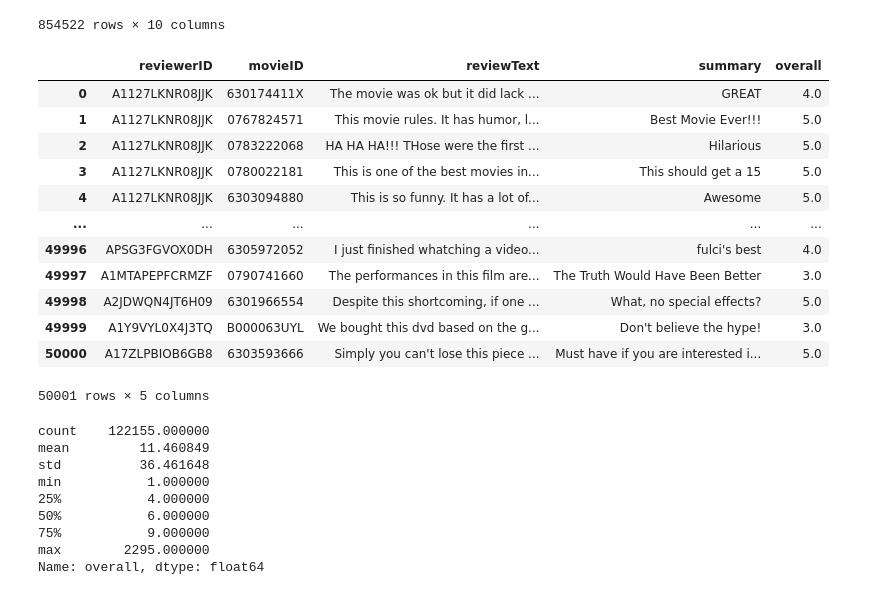
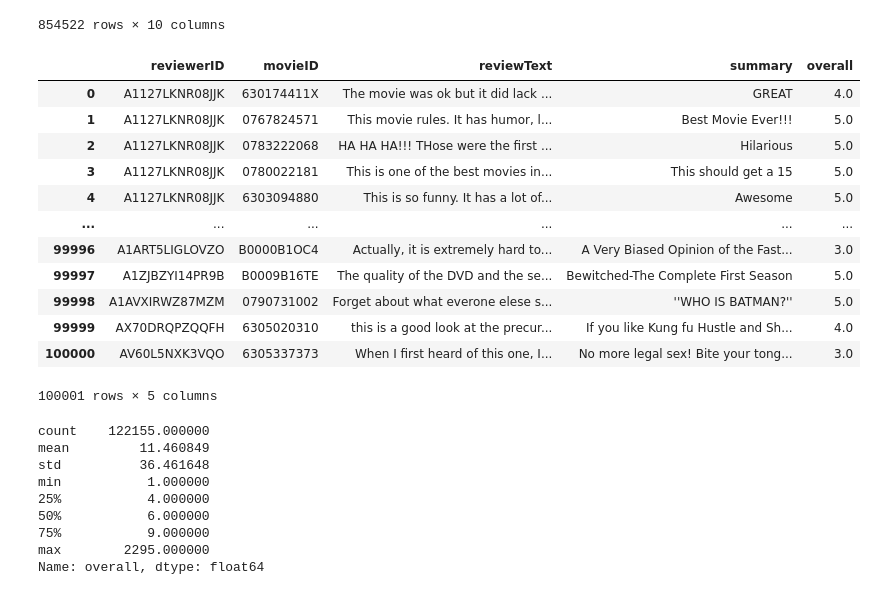
Before and after one commit to bKolisnik/CSC2515FinalProject, a Jupyter notebook: DataEngineering.ipynb, the cells around one changed output. Saved outputs shown, nothing was run; the diff lists cells and outputs as text; code cells hidden in the pictures.

Commit message:
Changing Data sizes

```diff
--- a/DataEngineering.ipynb
+++ b/DataEngineering.ipynb
@@ -23,6 +23,9 @@ def getDF(path, num_rows):
 
 #num_rows = 50000
 df = getDF('reviews_Movies_and_TV_5.json.gz', 1500000)
+# %%
+train_sample_size=100000
+test_sample_size=20000
 # %%
 df['reviewText'] = df['reviewText'].str.replace('"','')
 df['summary'] = df['summary'].str.replace('"','')
@@ -133,22 +136,22 @@ test
 | 854521 | A336FCPK8ZVMYT | B000NDDU1K | Gerald Williams "booklistener" | [0, 0] | Old people like me need subtitles. | 4.0 | Four Stars | 1405987200 | 2014-07-22 | ... |
 854522 rows × 10 columns
 # %%
-train_sample = train.loc[:50000,['reviewerID','movieID','reviewText','summary','overall']]
+train_sample = train.loc[:train_sample_size,['reviewerID','movieID','reviewText','summary','overall']]
 train_sample
 # %% [output]
 |  | reviewerID | movieID | reviewText | summary | overall |
 | 0 | A1127LKNR08JJK | 630174411X | The movie was ok but it did lack ... | GREAT | 4.0 |
 | 1 | A1127LKNR08JJK | 0767824571 | This movie rules. It has humor, l... | Best Movie Ever!!! | 5.0 |
 | 2 | A1127LKNR08JJK | 0783222068 | HA HA HA!!! THose were the first ... | Hilarious | 5.0 |
 | 3 | A1127LKNR08JJK | 0780022181 | This is one of the best movies in... | This should get a 15 | 5.0 |
 | 4 | A1127LKNR08JJK | 6303094880 | This is so funny. It has a lot of... | Awesome | 5.0 |
 | ... | ... | ... | ... | ... | ... |
-| 49996 | APSG3FGVOX0DH | 6305972052 | I just finished whatching a video... | fulci's best | 4.0 |
-| 49997 | A1MTAPEPFCRMZF | 0790741660 | The performances in this film are... | The Truth Would Have Been Better | 3.0 |
-| 49998 | A2JDWQN4JT6H09 | 6301966554 | Despite this shortcoming, if one ... | What, no special effects? | 5.0 |
-| 49999 | A1Y9VYL0X4J3TQ | B000063UYL | We bought this dvd based on the g... | Don't believe the hype! | 3.0 |
-| 50000 | A17ZLPBIOB6GB8 | 6303593666 | Simply you can't lose this piece ... | Must have if you are interested i... | 5.0 |
+| 99996 | A1ART5LIGLOVZO | B0000B1OC4 | Actually, it is extremely hard to... | A Very Biased Opinion of the Fast... | 3.0 |
+| 99997 | A1ZJBZYI14PR9B | B0009B16TE | The quality of the DVD and the se... | Bewitched-The Complete First Season | 5.0 |
+| 99998 | A1AVXIRWZ87MZM | 0790731002 | Forget about what everone elese s... | ''WHO IS BATMAN?'' | 5.0 |
+| 99999 | AX70DRQPZQQFH | 6305020310 | this is a good look at the precur... | If you like Kung fu Hustle and Sh... | 4.0 |
+| 100000 | AV60L5NXK3VQO | 6305337373 | When I first heard of this one, I... | No more legal sex! Bite your tong... | 3.0 |
-50001 rows × 5 columns
+100001 rows × 5 columns
 # %%
 train_sample.to_pickle('train_sample.pkl')
 # %%
```
Also changed, not shown: parts of 2 cells of this notebook.
